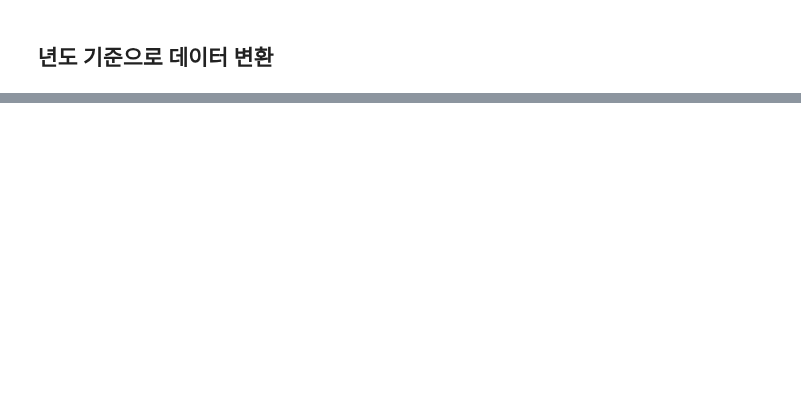
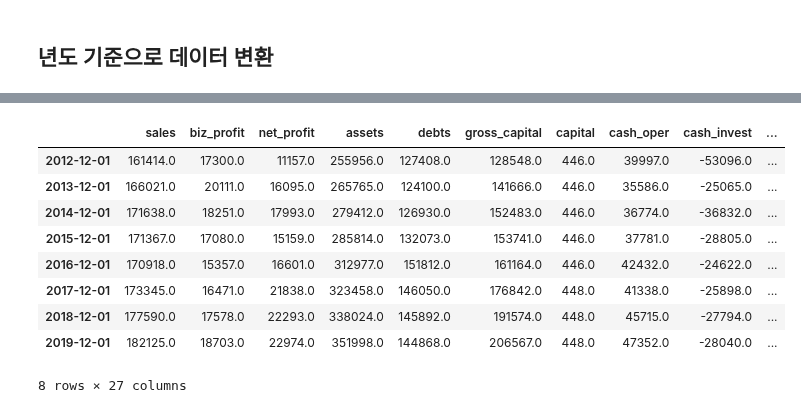
Before and after one commit to woosa7/PythonDataAnalytics, a Jupyter notebook: FinanceDA/Naver 재무제표 크롤링.ipynb, the cells around one changed output, grey strips where cells are left out. Saved outputs shown, nothing was run; the diff lists cells and outputs as text; code cells hidden in the pictures; blank space fills up the shorter version.

```diff
--- a/FinanceDA/Naver 재무제표 크롤링.ipynb
+++ b/FinanceDA/Naver 재무제표 크롤링.ipynb
@@ -138,0 +178,46 @@ trans_df
+# %%
+def get_finstate_year(code):
+    url = 'http://companyinfo.stock.naver.com/v1/company/ajax/cF1001.aspx?cmp_cd={}&fin_typ=0&freq_typ=Y'.format(code)
+
+    data = pd.read_html(url, encoding='utf-8')
+    fin_df = data[0]
+    fin_df = fin_df.set_index('주요재무정보')  # index
+
+    colnames = list(fin_df.columns)
+    colnames.remove('연간')
+    colnames = [get_date_str(x) for x in colnames]
+
+    fin_df = fin_df.ix[:, :-1]   # 밀려서 생긴 마지막 컬럼 제거
+    fin_df.columns = colnames
+
+    trans_df = fin_df.T
+    trans_df.rename(columns={'주요재무정보':'date'}, inplace=True)
+    trans_df.index = pd.to_datetime(trans_df.index)
+
+    colnames = ['sales','biz_profit','net_profit','assets','debts','gross_capital','capital','cash_oper','cash_invest',
+            'cash_finance','capex','fcf','debt_interest','rob','ron','roe','roa','debt_ratio','reserve_ratio',
+            'eps','per','bps','pbr','dps','d_profit','d_tendency','totalshares']
+
+    summary_df = trans_df[['매출액','영업이익','당기순이익','자산총계','부채총계','자본총계','자본금','영업활동현금흐름','투자활동현금흐름',
+                       '재무활동현금흐름','CAPEX','FCF','이자발생부채','영업이익률','순이익률','ROE(%)','ROA(%)','부채비율','자본유보율',
+                       'EPS(원)','PER(배)','BPS(원)','PBR(배)','현금DPS(원)','현금배당수익률','현금배당성향(%)','발행주식수(보통주)']]
+
+    # 컬럼명 영문으로 변경
+    summary_df.columns = colnames
+
+    return summary_df
+# %%
+# SK 텔레콤
+df1 = get_finstate_year('017670')
+df1
+# %% [output]
+|  | sales | biz_profit | net_profit | assets | debts | gross_capital | capital | cash_oper | cash_invest | ... |
+| 2012-12-01 | 161414.0 | 17300.0 | 11157.0 | 255956.0 | 127408.0 | 128548.0 | 446.0 | 39997.0 | -53096.0 | ... |
+| 2013-12-01 | 166021.0 | 20111.0 | 16095.0 | 265765.0 | 124100.0 | 141666.0 | 446.0 | 35586.0 | -25065.0 | ... |
+| 2014-12-01 | 171638.0 | 18251.0 | 17993.0 | 279412.0 | 126930.0 | 152483.0 | 446.0 | 36774.0 | -36832.0 | ... |
+| 2015-12-01 | 171367.0 | 17080.0 | 15159.0 | 285814.0 | 132073.0 | 153741.0 | 446.0 | 37781.0 | -28805.0 | ... |
+| 2016-12-01 | 170918.0 | 15357.0 | 16601.0 | 312977.0 | 151812.0 | 161164.0 | 446.0 | 42432.0 | -24622.0 | ... |
+| 2017-12-01 | 173345.0 | 16471.0 | 21838.0 | 323458.0 | 146050.0 | 176842.0 | 448.0 | 41338.0 | -25898.0 | ... |
+| 2018-12-01 | 177590.0 | 17578.0 | 22293.0 | 338024.0 | 145892.0 | 191574.0 | 448.0 | 45715.0 | -27794.0 | ... |
+| 2019-12-01 | 182125.0 | 18703.0 | 22974.0 | 351998.0 | 144868.0 | 206567.0 | 448.0 | 47352.0 | -28040.0 | ... |
+8 rows × 27 columns
```
Also changed, not shown: parts of 25 cells of this notebook, 1 other file.
